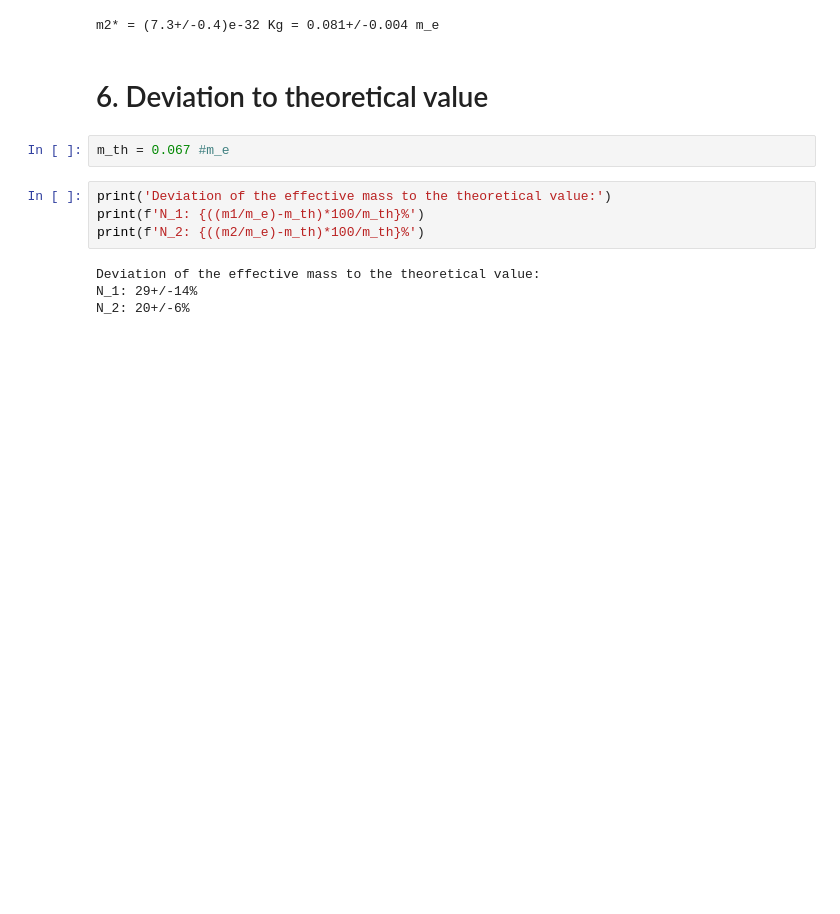
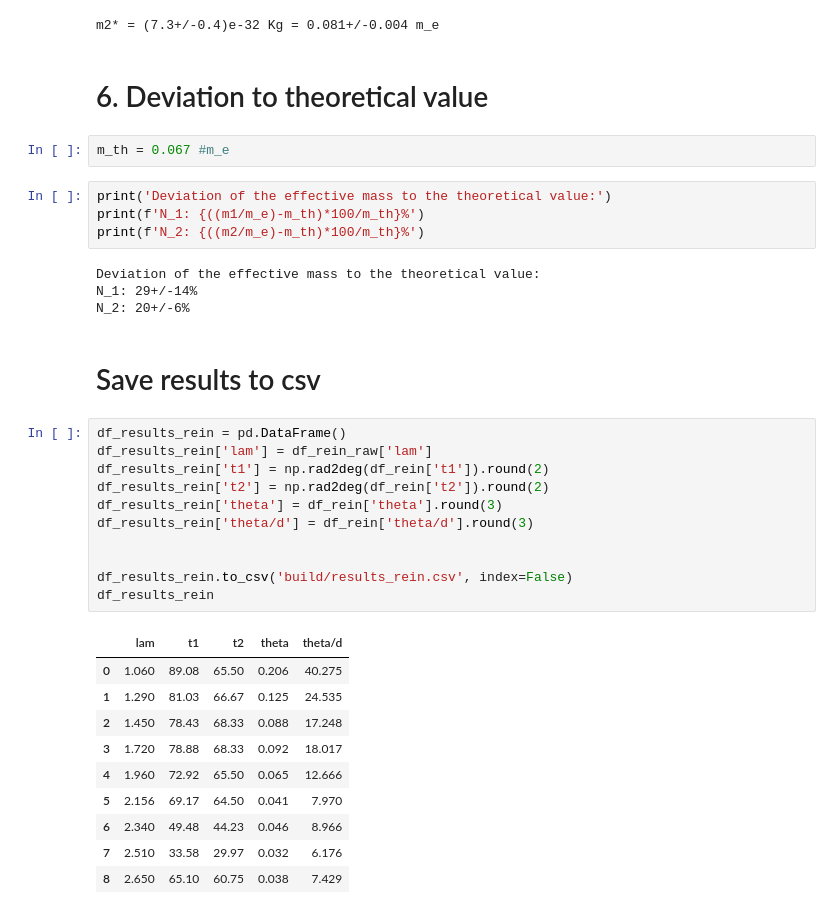
Before and after one commit to SamGTex/FP_Master_WS22-23, a Jupyter notebook: V46_Faraday_Effekt/python/main.ipynb, the cells around one changed output. Saved outputs shown, nothing was run; the diff lists cells and outputs as text; blank space fills up the shorter version.

```diff
--- a/V46_Faraday_Effekt/python/main.ipynb
+++ b/V46_Faraday_Effekt/python/main.ipynb
@@ -278,3 +280,27 @@ print(f'N_2: {((m2/m_e)-m_th)*100/m_th}%')
 Deviation of the effective mass to the theoretical value:
 N_1: 29+/-14%
 N_2: 20+/-6%
+# %% [markdown]
+# Save results to csv
+# %%
+df_results_rein = pd.DataFrame()
+df_results_rein['lam'] = df_rein_raw['lam']
+df_results_rein['t1'] = np.rad2deg(df_rein['t1']).round(2)
+df_results_rein['t2'] = np.rad2deg(df_rein['t2']).round(2)
+df_results_rein['theta'] = df_rein['theta'].round(3)
+df_results_rein['theta/d'] = df_rein['theta/d'].round(3)
+
+
+df_results_rein.to_csv('build/results_rein.csv', index=False)
+df_results_rein
+# %% [output]
+|  | lam | t1 | t2 | theta | theta/d |
+| 0 | 1.060 | 89.08 | 65.50 | 0.206 | 40.275 |
+| 1 | 1.290 | 81.03 | 66.67 | 0.125 | 24.535 |
+| 2 | 1.450 | 78.43 | 68.33 | 0.088 | 17.248 |
+| 3 | 1.720 | 78.88 | 68.33 | 0.092 | 18.017 |
+| 4 | 1.960 | 72.92 | 65.50 | 0.065 | 12.666 |
+| 5 | 2.156 | 69.17 | 64.50 | 0.041 | 7.970 |
+| 6 | 2.340 | 49.48 | 44.23 | 0.046 | 8.966 |
+| 7 | 2.510 | 33.58 | 29.97 | 0.032 | 6.176 |
+| 8 | 2.650 | 65.10 | 60.75 | 0.038 | 7.429 |
```
Also changed, not shown: parts of 6 cells of this notebook, 3 other files.
